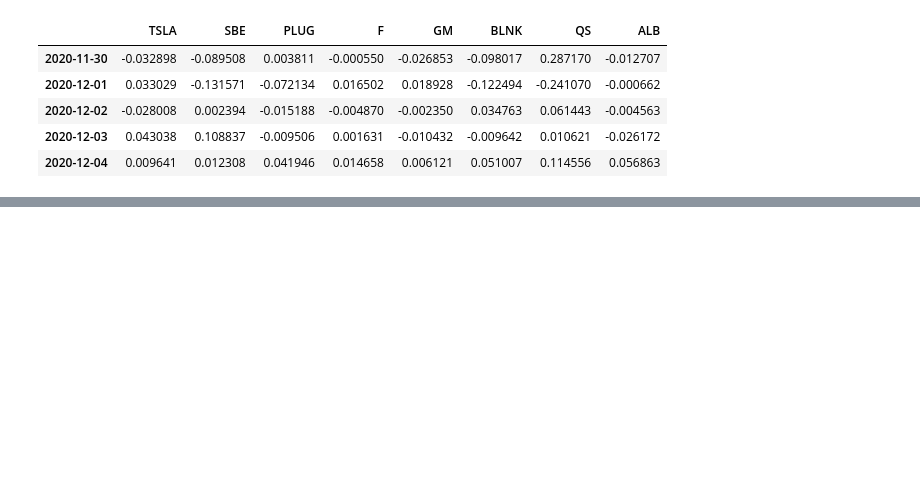
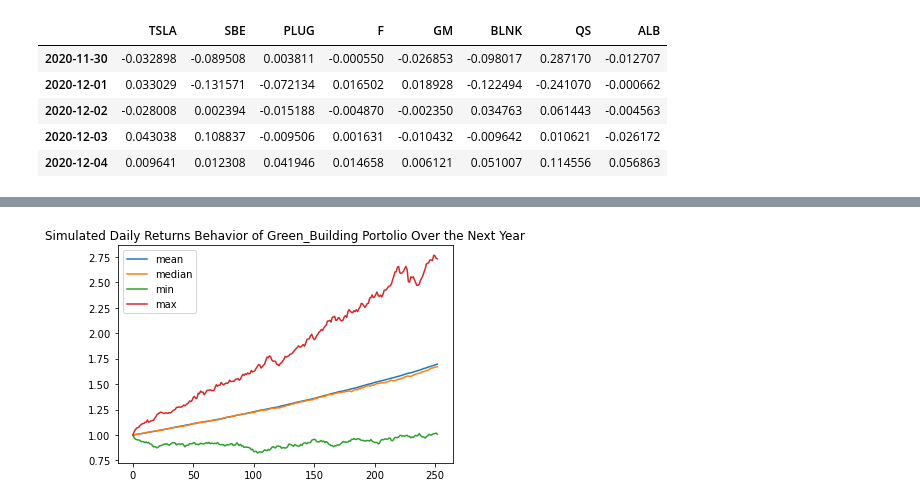
Before and after one commit to pstgeme/portfolio_analyzer, a Jupyter notebook: project_1.ipynb, the cells around one changed output, grey strips where cells are left out. Drawn from its saved outputs; the diff is of its cells as text; code cells hidden in the pictures; blank space fills up the shorter version.

```diff
--- a/project_1.ipynb
+++ b/project_1.ipynb
@@ -817,0 +938,14 @@ plt.show()
+# %%
+# Set parameters of simulations
+num_sims = 500
+num_years = 1
+green_building_weights = [.25, .25, .25, .25]
+initial_investment = 1000
+# %%
+# Configure Monte Carlo simulation for green_building portolio
+MC_green_building = MCSimulation(
+    portfolio_data = green_building_df,
+    weights= green_building_weights,
+    num_simulation = num_sims,
+    num_trading_days = 252 * num_years
+)
@@ -817,0 +986,14 @@ plt.show()
+# %%
+# Compute summary statistics from the simulated daily returns
+simulated_returns_data = {
+    "mean": list(MC_green_building.simulated_return.mean(axis=1)),
+    "median": list(MC_green_building.simulated_return.median(axis=1)),
+    "min": list(MC_green_building.simulated_return.min(axis=1)),
+    "max": list(MC_green_building.simulated_return.max(axis=1))
+}
+
+# Create a DataFrame with the summary statistics
+df_simulated_returns = pd.DataFrame(simulated_returns_data)
+
+# Display sample data
+df_simulated_returns.head()
@@ -817,0 +1007,6 @@ plt.show()
+# %%
+# Visually analyze the trajectory of green_building portfolio daily returns on the next year of trading days simulation
+simulated_returns_plot = df_simulated_returns.plot(title="Simulated Daily Returns Behavior of Green_Building Portolio Over the Next Year")
+simulated_returns_plot.get_figure().savefig("MC_green_building_one_year.png", bbox_inches="tight")
+# %% [output]
+[figure, added]
```
Also changed, not shown: parts of 69 cells of this notebook, 1 other file.
